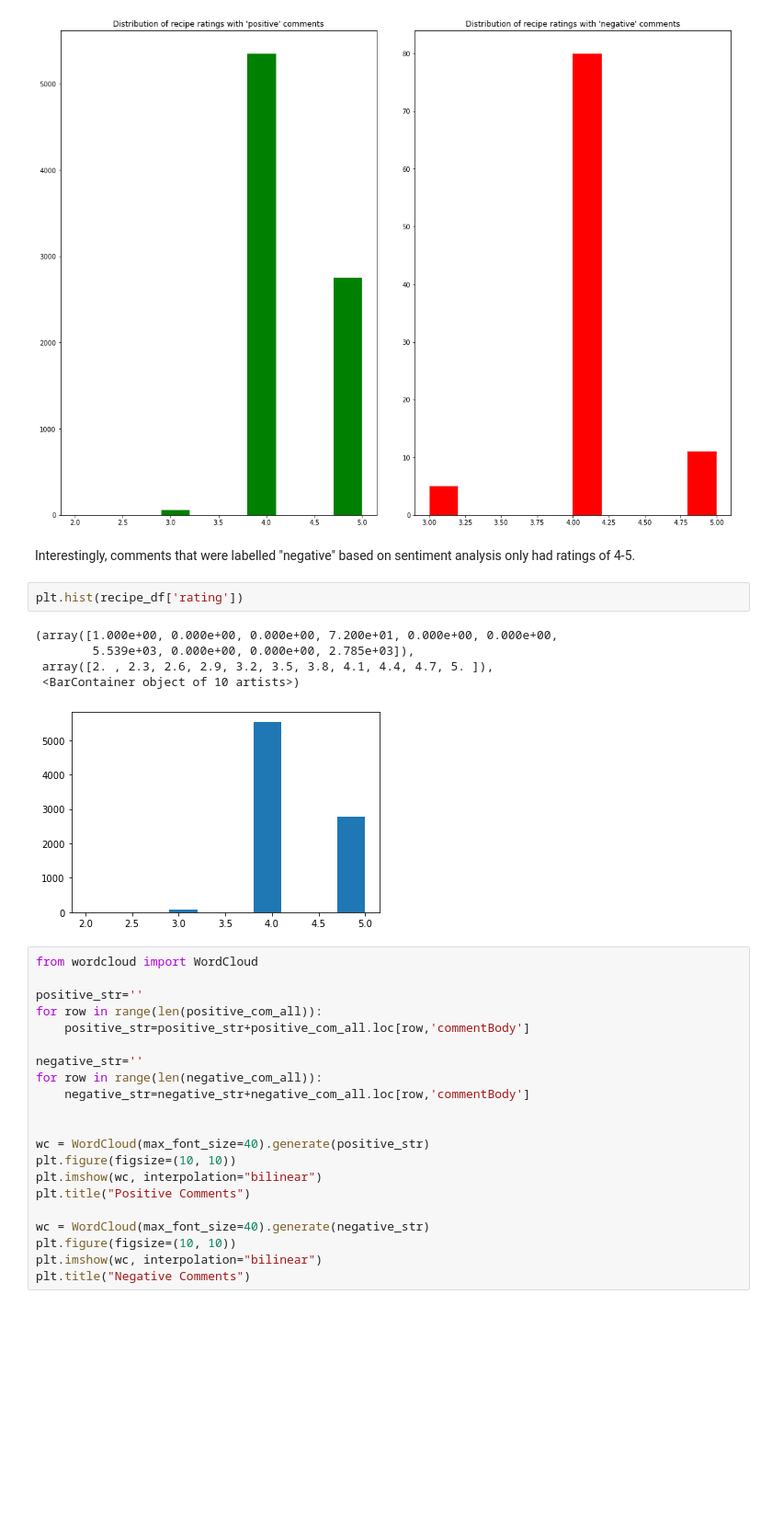
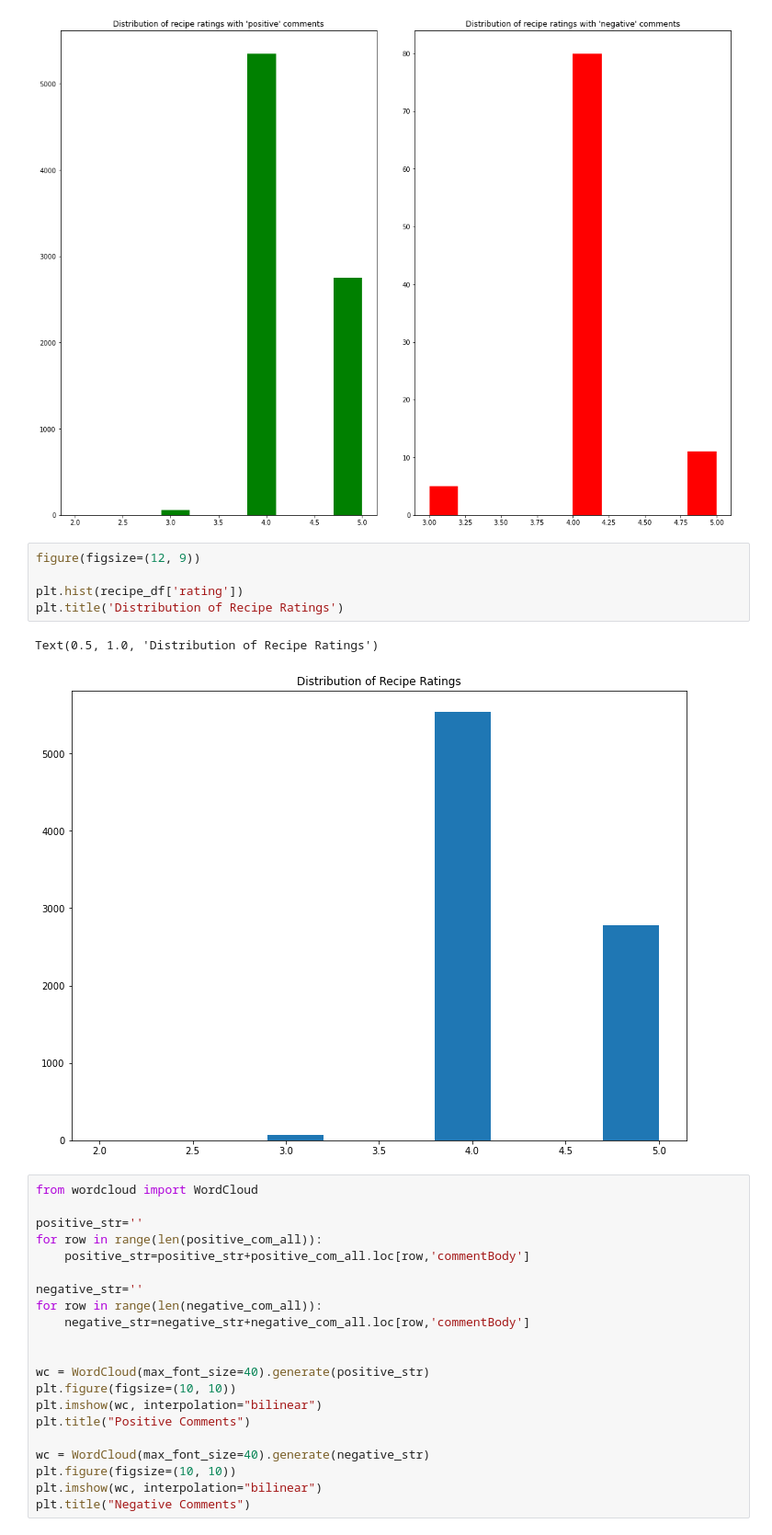
Before and after one commit to eruse7873/final_cabd, a Jupyter notebook: CABD_FinalProject.ipynb, the cells around one changed output. Shown at 92% size. Cells and saved outputs as stored; diff of their text form; blank space fills up the shorter version.

```diff
--- a/CABD_FinalProject.ipynb
+++ b/CABD_FinalProject.ipynb
@@ -361,16 +221,14 @@ plt.title("Distribution of recipe ratings with 'negative' comments")
 plt.tight_layout(4)
 # %% [output]
 [figure]
-# %% [markdown]
-Interestingly, comments that were labelled "negative" based on sentiment analysis only had ratings of 4-5.
-# %%
-plt.hist(recipe_df['rating'])
-# %% [output]
-(array([1.000e+00, 0.000e+00, 0.000e+00, 7.200e+01, 0.000e+00, 0.000e+00,
-        5.539e+03, 0.000e+00, 0.000e+00, 2.785e+03]),
- array([2. , 2.3, 2.6, 2.9, 3.2, 3.5, 3.8, 4.1, 4.4, 4.7, 5. ]),
- <BarContainer object of 10 artists>)
-[figure, removed]
+# %%
+figure(figsize=(12, 9))
+
+plt.hist(recipe_df['rating'])
+plt.title('Distribution of Recipe Ratings')
+# %% [output]
+Text(0.5, 1.0, 'Distribution of Recipe Ratings')
+[figure, added]
 # %%
 from wordcloud import WordCloud
 
```
Also changed, not shown: parts of 21 cells of this notebook, 1 other file.
